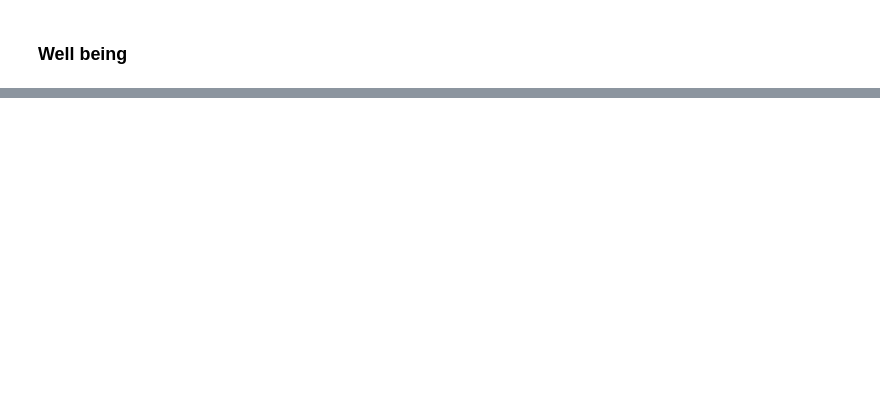
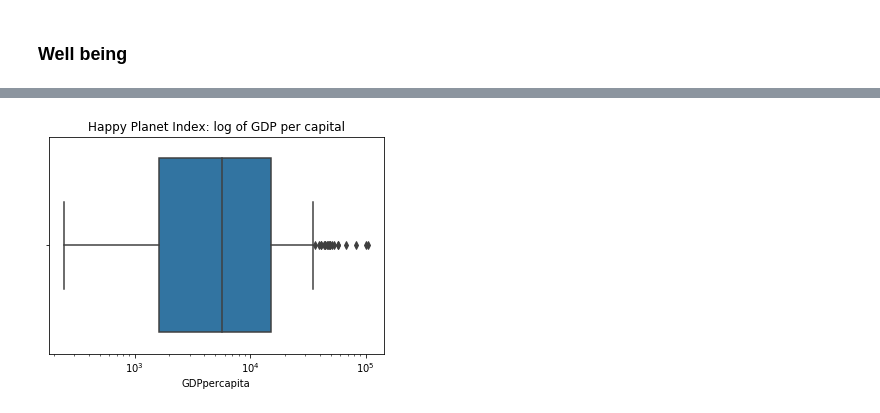
Before and after one commit to angela1C/Programming-for-Data-Analysis-Simulation-Project-2019, a Jupyter notebook: HappyPlanet.ipynb, the cells around one changed output, grey strips where cells are left out. Saved outputs shown, nothing was run; the diff lists cells and outputs as text; code cells hidden in the pictures; blank space fills up the shorter version.

```diff
--- a/HappyPlanet.ipynb
+++ b/HappyPlanet.ipynb
@@ -550,0 +501,8 @@ sns.distplot(hpi.GDPpercapita)
+# %%
+# # Initialize the figure with a logarithmic x axis
+f, ax = plt.subplots(figsize=(6, 4))
+ax.set_xscale("log")
+sns.boxplot(hpi16.GDPpercapita)
+plt.title("Happy Planet Index: log of GDP per capital");
+# %% [output]
+[figure, added]
```
Also changed, not shown: parts of 98 cells of this notebook, 9 other files.
